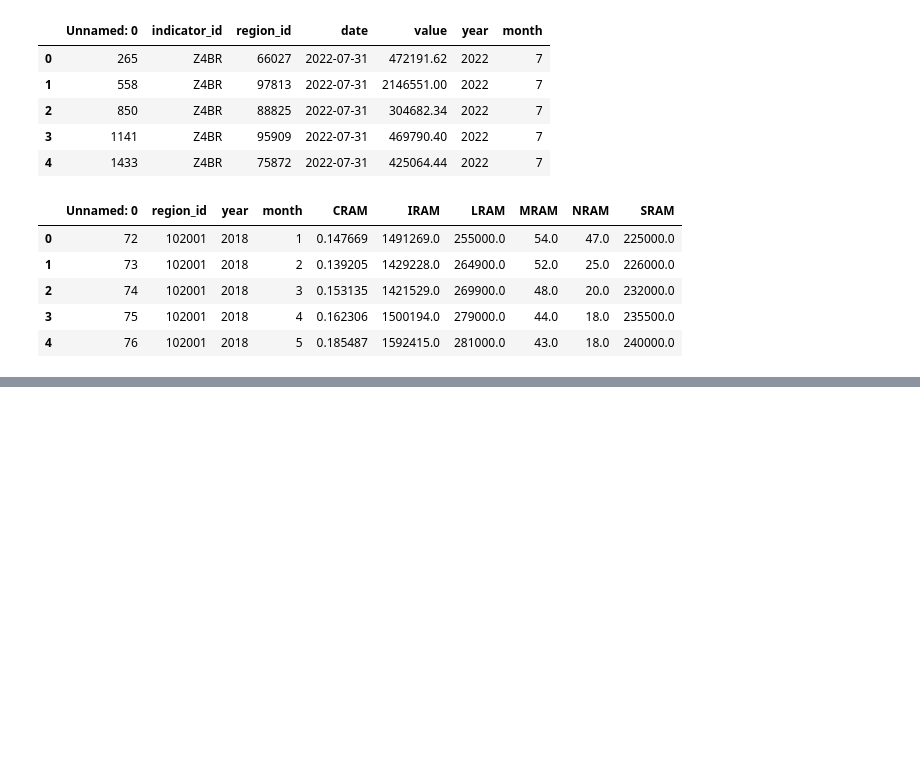
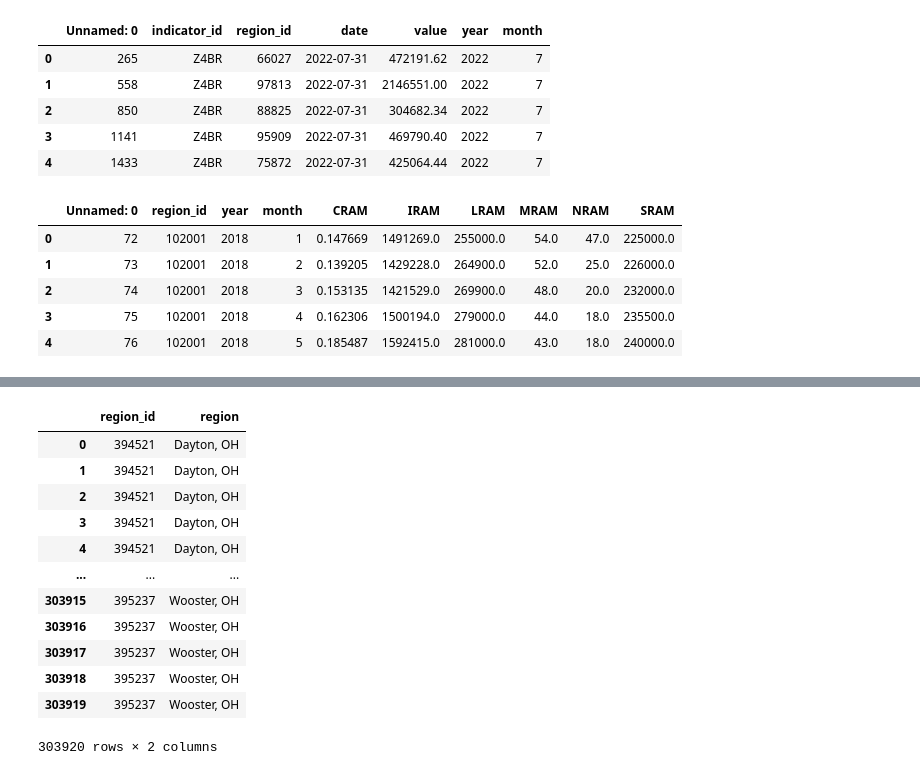
Before and after one commit to MurariHarish/Zillow-data-ML-project, a Jupyter notebook: notebook/02_data_preprocessing.ipynb, the cells around one changed output, grey strips where cells are left out. Cells and saved outputs as stored; diff of their text form; code cells hidden in the pictures; blank space fills up the shorter version.

```diff
--- a/notebook/02_data_preprocessing.ipynb
+++ b/notebook/02_data_preprocessing.ipynb
@@ -618,3 +367,5 @@ def test_get_merge(data_preprocessing_config):
     assert 'ZATT' in merged_df['indicator_id'].values
     assert 'CRAM' in merged_df.columns
     assert 'IRAM' in merged_df.columns
+# %%
+df_regions = pd.read_csv('/Users/hm/Documents/Github_Projects/Zillow-data-ML-project-1/artifacts/data_ingestion/ZILLOW_REGIONS_1a51d107db038a83ac171d604cb48d5b.csv')
@@ -620,0 +396,2 @@ def test_get_merge(data_preprocessing_config):
+# %%
+df_region_merge = pd.merge(df, df_regions, on='region_id', how='inner')
@@ -620,0 +414,16 @@ def test_get_merge(data_preprocessing_config):
+# %%
+df_region_merge[['region_id','region']]
+# %% [output]
+|  | region_id | region |
+| 0 | 394521 | Dayton, OH |
+| 1 | 394521 | Dayton, OH |
+| 2 | 394521 | Dayton, OH |
+| 3 | 394521 | Dayton, OH |
+| 4 | 394521 | Dayton, OH |
+| ... | ... | ... |
+| 303915 | 395237 | Wooster, OH |
+| 303916 | 395237 | Wooster, OH |
+| 303917 | 395237 | Wooster, OH |
+| 303918 | 395237 | Wooster, OH |
+| 303919 | 395237 | Wooster, OH |
+303920 rows × 2 columns
```
Also changed, not shown: parts of 29 cells of this notebook, 15 other files.
